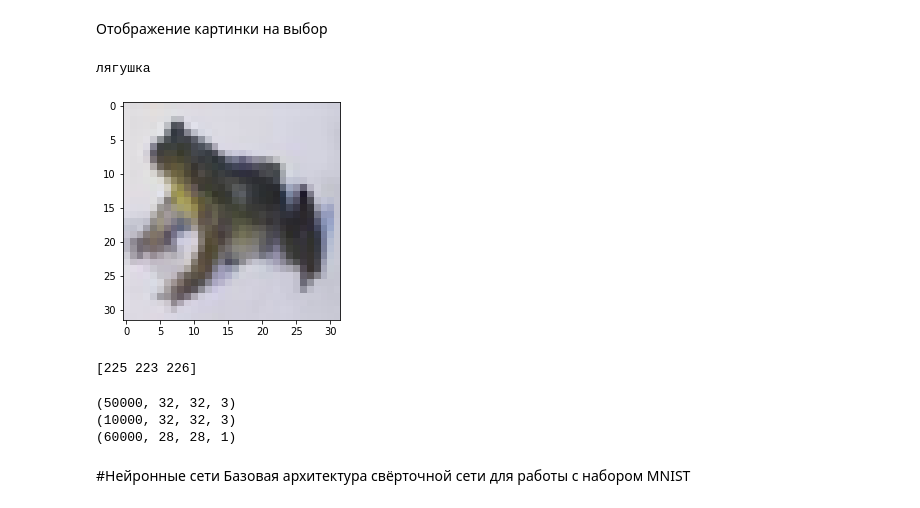
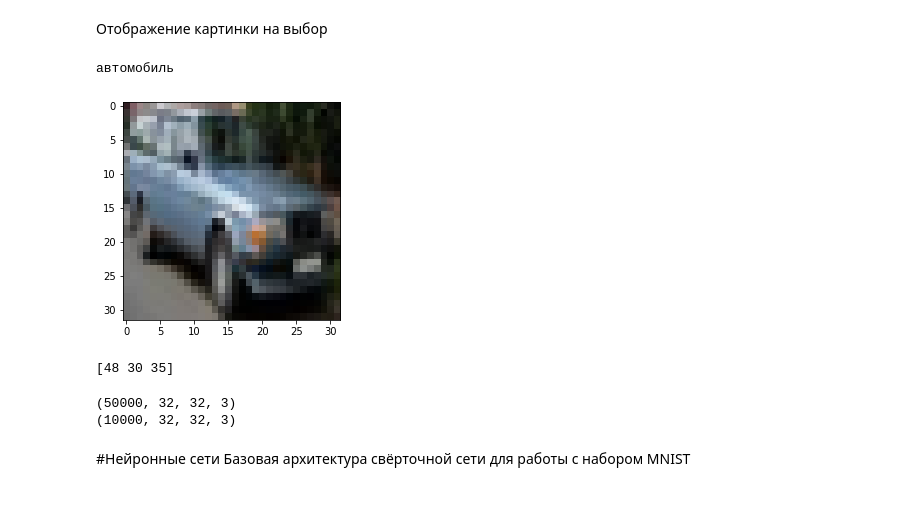
Before and after one commit to errec-sun/brain, a Jupyter notebook: ALL_of_Февральский_курс_Pro_Занятие_3_Свёрточные_сети.ipynb, the cells around one changed output. Drawn from its saved outputs; the diff is of its cells as text; code cells hidden in the pictures.

```diff
--- a/ALL_of_Февральский_курс_Pro_Занятие_3_Свёрточные_сети.ipynb
+++ b/ALL_of_Февральский_курс_Pro_Занятие_3_Свёрточные_сети.ipynb
@@ -60,27 +38,25 @@ Downloading data from https://www.cs.toronto.edu/~kriz/cifar-100-python.tar.gz
 Отображение картинки на выбор
 # %%
 #Выводим для примера картинку
-n = 2019
+n = 201
 #Загружаем картинку из массива и отрисовываем в цветном формате - RGBA
 print(classes[np.argmax(y_train10[n])])
 plt.imshow(Image.fromarray(x_train10[n]).convert('RGBA'))
 plt.show()
 # %% [output]
-лягушка
+автомобиль
-[figure, old version]
+[figure, new version]
 # %%
 #Выводим пример картинки в цифрах, как она хранится в памяти
 print(x_train10[n, 0, 0])
 # %% [output]
-[225 223 226]
+[48 30 35]
 # %%
 print(x_train10.shape)
 print(x_test10.shape)
-print(x_train.shape)
 # %% [output]
 (50000, 32, 32, 3)
 (10000, 32, 32, 3)
-(60000, 28, 28, 1)
 # %% [markdown]
 #Нейронные сети
 Базовая архитектура свёрточной сети для работы с набором MNIST
```
Also changed, not shown: parts of 12 cells of this notebook.
